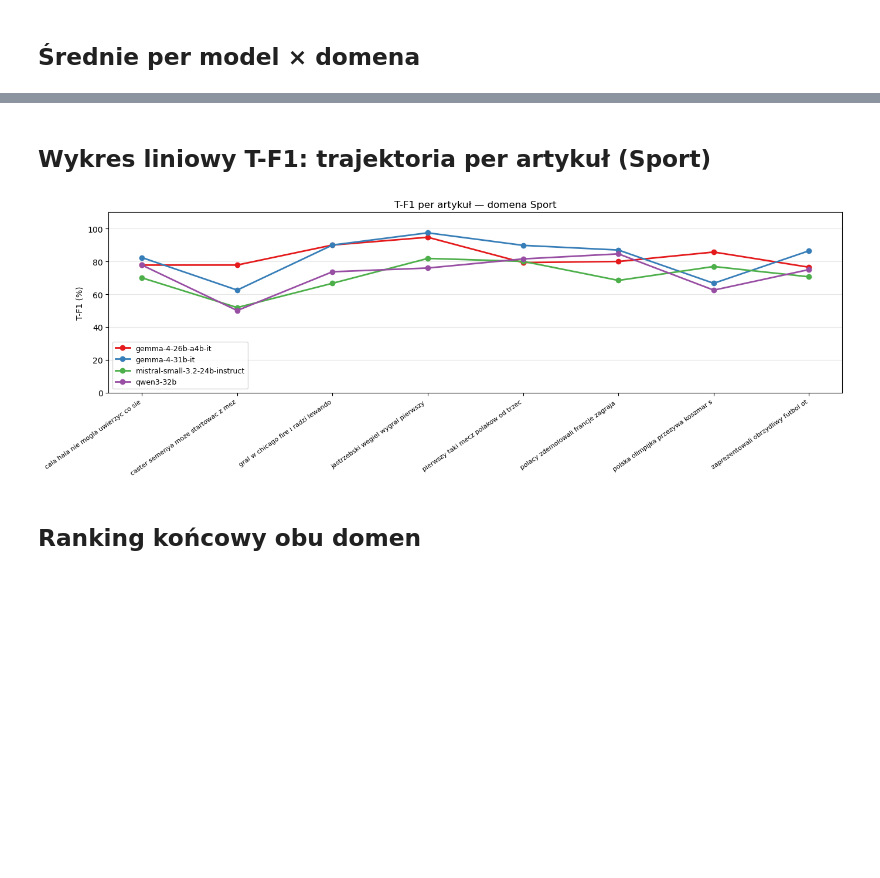
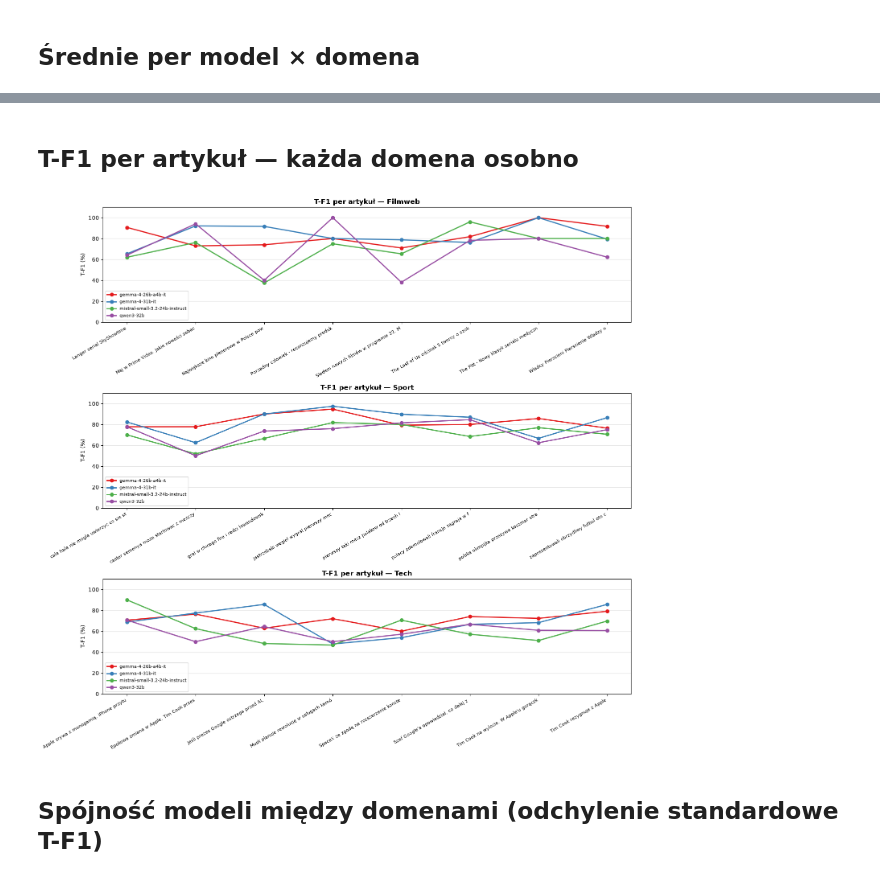
Before and after one commit to Rafal354/RAG-Knowledge-Graph-Builder, a Jupyter notebook: sql/a_steps/step_5_more_domains/analysis.ipynb, the cells around one changed output, grey strips where cells are left out. Saved outputs shown, nothing was run; the diff lists cells and outputs as text; code cells hidden in the pictures; blank space fills up the shorter version.

```diff
--- a/sql/a_steps/step_5_more_domains/analysis.ipynb
+++ b/sql/a_steps/step_5_more_domains/analysis.ipynb
@@ -272,28 +333,29 @@ plt.show()
 # %% [markdown]
-## Wykres liniowy T-F1: trajektoria per artykuł (Sport)
+## T-F1 per artykuł — każda domena osobno
 # %%
-sport = df[df["domain"] == "Sport"]
-article_order = sorted(sport["title_short"].unique())
+fig, axes = plt.subplots(3, 1, figsize=(15, 14))
 
-fig, ax = plt.subplots(figsize=(14, 5))
-for m in TOP4:
-    ms = short_label(m)
-    sub = sport[sport["model_short"] == ms].set_index("title_short")
-    vals = [sub.loc[a, "t_f1"] * 100 if a in sub.index else np.nan for a in article_order]
-    ax.plot(range(len(article_order)), vals, marker="o",
-            label=ms, color=MODEL_COLORS[m], linewidth=2)
+for ax, domain in zip(axes, DOMAINS):
+    sub = df[df["domain"] == domain]
+    article_order = sorted(sub["title_short"].unique())
+    for m in TOP4:
+        ms = short_label(m)
+        s = sub[sub["model_short"] == ms].set_index("title_short")
+        vals = [s.loc[a, "t_f1"] * 100 if a in s.index else np.nan for a in article_order]
+        ax.plot(range(len(article_order)), vals, marker="o",
+                label=ms, color=MODEL_COLORS[m], linewidth=2)
+    ax.set_xticks(range(len(article_order)))
+    ax.set_xticklabels([a[:40] for a in article_order], rotation=30, ha="right", fontsize=8)
+    ax.set_ylim(0, 110)
+    ax.set_ylabel("T-F1 (%)")
+    ax.set_title(f"T-F1 per artykuł — {domain}", fontweight="bold")
+    ax.legend(fontsize=8)
+    ax.grid(axis="y", alpha=0.3)
 
-ax.set_xticks(range(len(article_order)))
-ax.set_xticklabels([a[:35] for a in article_order], rotation=35, ha="right", fontsize=8)
-ax.set_ylim(0, 110)
-ax.set_ylabel("T-F1 (%)")
-ax.set_title("T-F1 per artykuł — domena Sport")
-ax.legend(fontsize=9)
-ax.grid(axis="y", alpha=0.3)
 fig.tight_layout()
 plt.show()
 # %% [output]
-[figure, old version]
+[figure, new version]
 # %% [markdown]
-## Ranking końcowy obu domen
+## Spójność modeli między domenami (odchylenie standardowe T-F1)
 # %%
```
Also changed, not shown: parts of 17 cells of this notebook, 3 other files.
